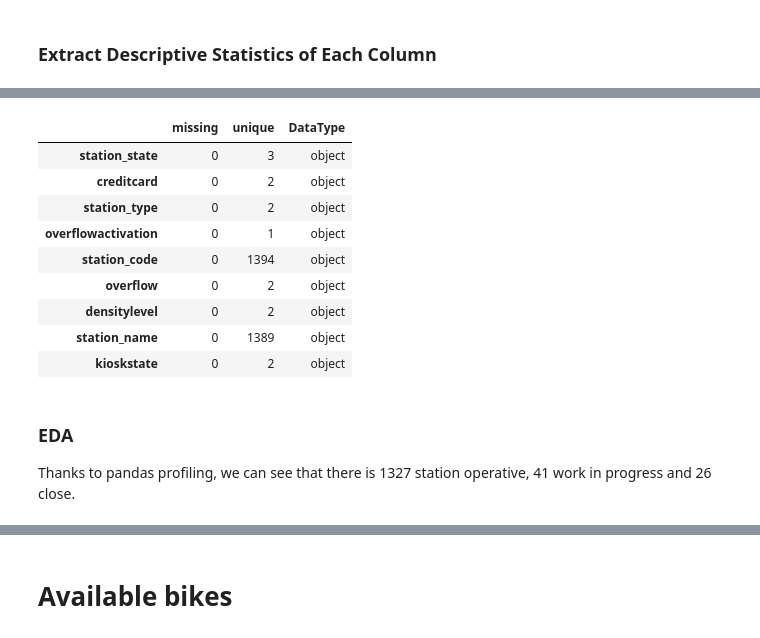
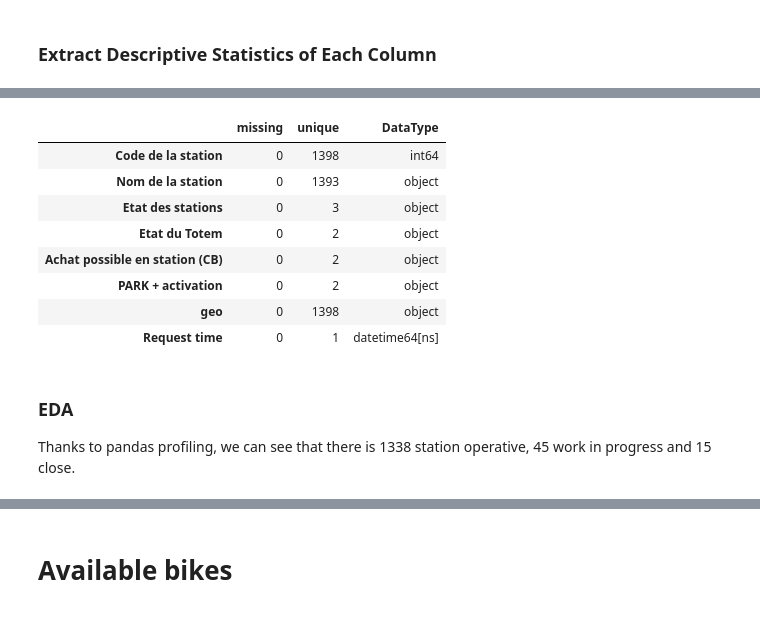
Before and after one commit to collardm/real-time-velib-analysis, a Jupyter notebook: Paris-Velibs-Analysis.ipynb, the cells around one changed output, grey strips where cells are left out. Saved outputs shown, nothing was run; the diff lists cells and outputs as text; code cells hidden in the pictures.

```diff
--- a/Paris-Velibs-Analysis.ipynb
+++ b/Paris-Velibs-Analysis.ipynb
@@ -90,0 +40,14 @@ Wall time: 15.7 s
+# %%
+%%time
+
+# set the endpoint API URL
+url = "https://opendata.paris.fr/explore/dataset/velib-disponibilite-en-temps-reel/download/?format=csv&timezone=Europe/Berlin&use_labels_for_header=true&csv_separator=%3B"
+
+df = pd.read_csv(url, delimiter=";" )
+
+# Track request_time for comparison with record_timestamp
+request_time = time.strftime("%Y-%m-%d %H:%M:%S", time.localtime())
+
+df["Request time"] = request_time
+
+print("[INFO] Done.")
@@ -134,8 +97,7 @@ record_timestamp      object
 dtype: object
 # %%
 # converting datatypes
-df = df.infer_objects()
-df['record_timestamp'] = pd.to_datetime(df['record_timestamp'], infer_datetime_format=True)
-df['request_time'] = pd.to_datetime(df['request_time'], format="%Y-%m-%d %H:%M:%S")
+# df = df.infer_objects()
+df['Request time'] = pd.to_datetime(df['Request time'], format="%Y-%m-%d %H:%M:%S")
 df.dtypes
 # %% [output]
@@ -188,21 +146,22 @@ summary_df
 # %%
 # Print the descriptive statistics of categorical columns
 
-cat_index = ['station_state', 'creditcard', 'station_type', 'overflowactivation', 'station_code', 'overflow', 'densitylevel', 'station_name', 'kioskstate']
+cat_index = ['Code de la station', 'Nom de la station', 'Etat des stations',
+       'Etat du Totem', 'Achat possible en station (CB)', 'PARK + activation',
+       'geo', 'Request time']
 
 summary_df_cat = missing_df.join(unq_df).join(types_df.loc[cat_index], how='inner') #Only summarize categorical columns
 summary_df_cat
 # %% [output]
 |  | missing | unique | DataType |
-| station_state | 0 | 3 | object |
-| creditcard | 0 | 2 | object |
-| station_type | 0 | 2 | object |
-| overflowactivation | 0 | 1 | object |
-| station_code | 0 | 1394 | object |
-| overflow | 0 | 2 | object |
-| densitylevel | 0 | 2 | object |
-| station_name | 0 | 1389 | object |
-| kioskstate | 0 | 2 | object |
+| Code de la station | 0 | 1398 | int64 |
+| Nom de la station | 0 | 1393 | object |
+| Etat des stations | 0 | 3 | object |
+| Etat du Totem | 0 | 2 | object |
+| Achat possible en station (CB) | 0 | 2 | object |
+| PARK + activation | 0 | 2 | object |
+| geo | 0 | 1398 | object |
+| Request time | 0 | 1 | datetime64[ns] |
 # %%
 # pandas profiling is an amazing tool
 import pandas_profiling
@@ -215,3 +171,3 @@ profile.to_file(output_file="report_velib.html")
 # %% [markdown]
 ### EDA
-Thanks to pandas profiling, we can see that there is 1327 station operative, 41 work in progress and 26 close.
+Thanks to pandas profiling, we can see that there is 1338 station operative, 45 work in progress and 15 close.
```
Also changed, not shown: parts of 22 cells of this notebook, 7 other files.
